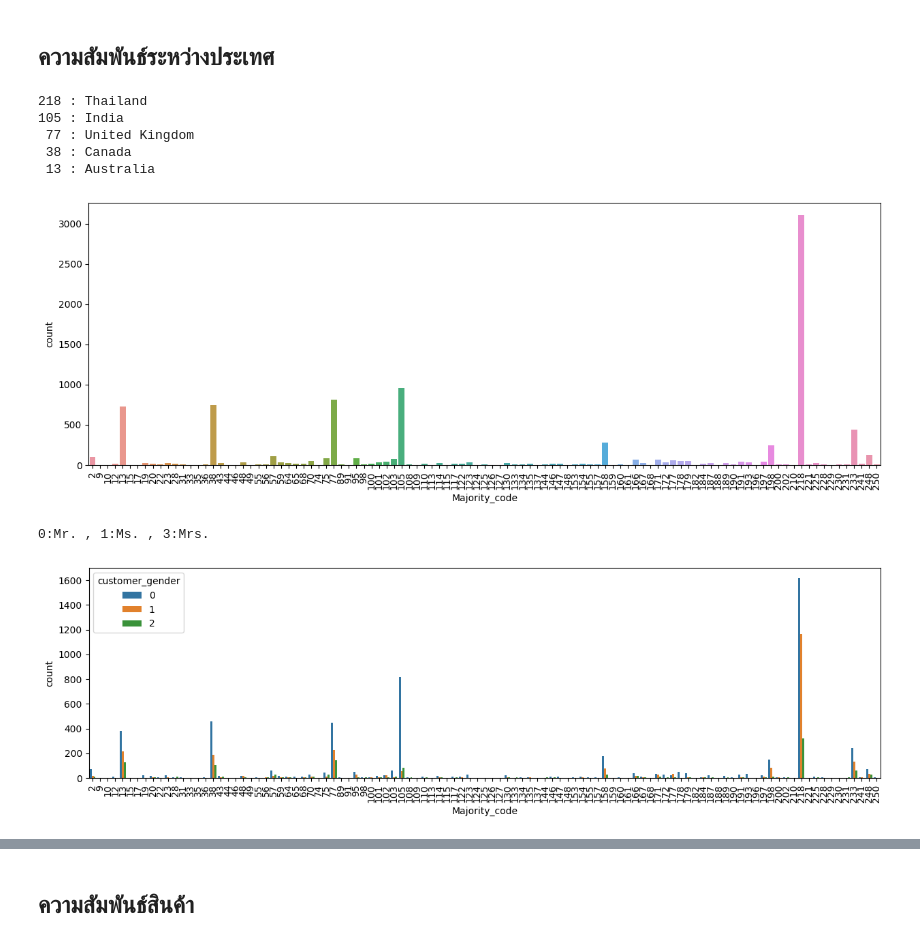
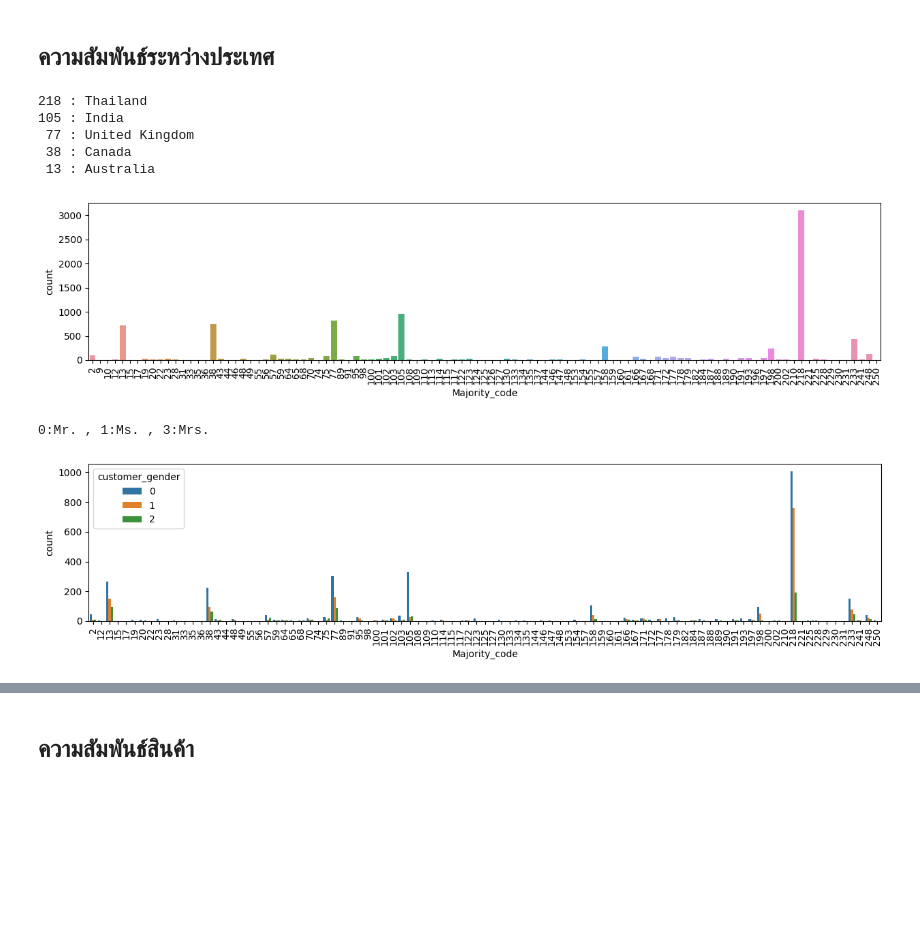
Before and after one commit to RooTBeaM/recommandation_system, a Jupyter notebook: fill_users.ipynb, the cells around one changed output, grey strips where cells are left out. Cells and saved outputs as stored; diff of their text form; code cells hidden in the pictures; blank space fills up the shorter version.

```diff
--- a/fill_users.ipynb
+++ b/fill_users.ipynb
@@ -183,13 +183,13 @@ clean_cols = [
     'customer_firstname', 'customer_lastname', 'customer_email', # object
     'customer_gender', 'Majority_code',  # int category
     'order_price_paid', # int value
-    'order_state', 'order_payment_by', # int category
+    'order_payment_by', # int category
     'booked_days', 'departure_year', 'departure_month', 'departure_day','departure_DayofYear', 'departure_DayofWeek', # int category
     'sum_kids', 'sum_adults', # int value
     'private', 'group', 'family' # int category
     ]
 
-df_clean = df_order_v1[clean_cols]
+df_clean = df_order_v1[df_order_v1['order_state']==2][clean_cols]
 # %%
 df_clean
 # %% [output]
@@ -252,23 +297,23 @@ plt.show()
 ## ความสัมพันธ์ระหว่างประเทศ
 # %%
 print(f'218 : {id_to_countryCode[218]}\n105 : {id_to_countryCode[105]}\n 77 : {id_to_countryCode[77]}\n 38 : {id_to_countryCode[38]}\n 13 : {id_to_countryCode[13]}')
-plt.figure(figsize=(15, 5))
+plt.figure(figsize=(15, 3))
 sns.countplot(data=df_order_v1, x = 'Majority_code')
 plt.xticks(rotation=90)
 plt.show()
 print('0:Mr. , 1:Ms. , 3:Mrs.')
-plt.figure(figsize=(15, 4))
+plt.figure(figsize=(15, 3))
 sns.countplot(data=df_clean, x = 'Majority_code', hue='customer_gender')
 plt.xticks(rotation=90)
 plt.show()
 # %% [output]
 218 : Thailand
 105 : India
  77 : United Kingdom
  38 : Canada
  13 : Australia
-[figure, old version]
+[figure, new version]
 0:Mr. , 1:Ms. , 3:Mrs.
-[figure, old version]
+[figure, new version]
 # %%
 print('0:Android Browse', '1:AppleWebKit', '2:Chrome', '3:Edge', '4:Windows', '5:Firefox','6:MSIE', '7:Opera Next', '8:Safari','9:SamsungBrowser','10:Vivaldi','-1:nan')
```
Also changed, not shown: parts of 16 cells of this notebook, 7 other files.
